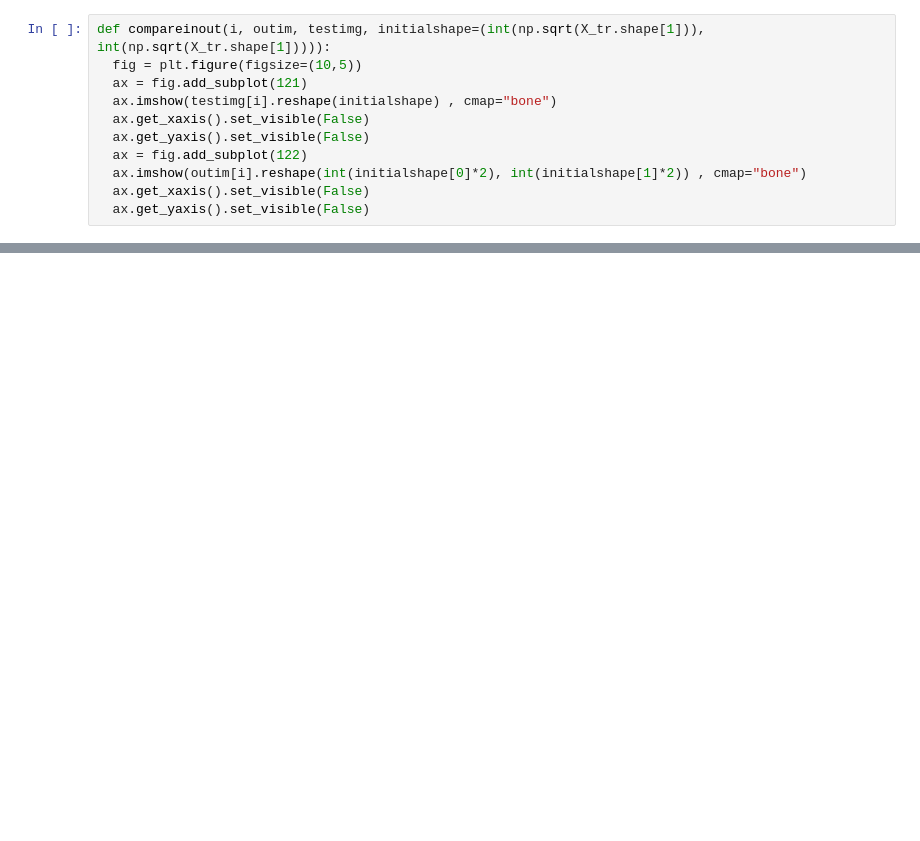
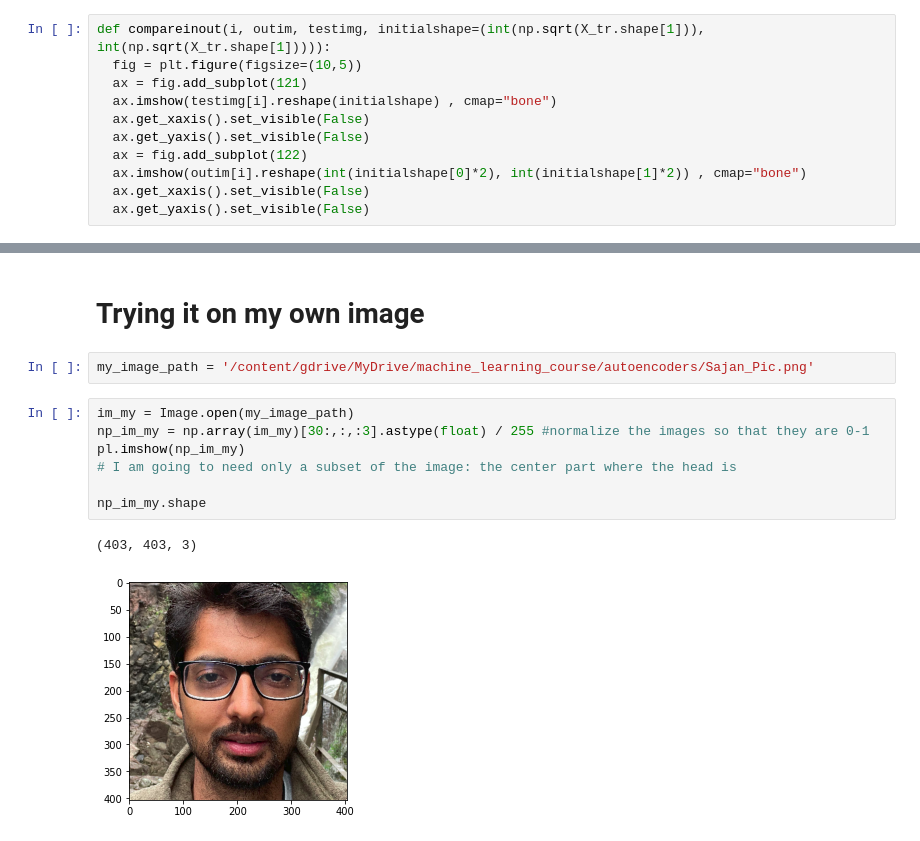
Before and after one commit to skumarudel/DSPS_SKumar, a Jupyter notebook: HW10/AutoEncoders_OnFaces.ipynb, the cells around one changed output, grey strips where cells are left out. Cells and saved outputs as stored; diff of their text form; blank space fills up the shorter version.

```diff
--- a/HW10/AutoEncoders_OnFaces.ipynb
+++ b/HW10/AutoEncoders_OnFaces.ipynb
@@ -262,0 +269,14 @@ for i in range(10):
+# %% [markdown]
+# Trying it on my own image
+# %%
+my_image_path = '/content/gdrive/MyDrive/machine_learning_course/autoencoders/Sajan_Pic.png'
+# %%
+im_my = Image.open(my_image_path)
+np_im_my = np.array(im_my)[30:,:,:3].astype(float) / 255 #normalize the images so that they are 0-1
+pl.imshow(np_im_my)
+# I am going to need only a subset of the image: the center part where the head is
+
+np_im_my.shape
+# %% [output]
+(403, 403, 3)
+[figure, added]
```
Also changed, not shown: parts of 17 cells of this notebook.
